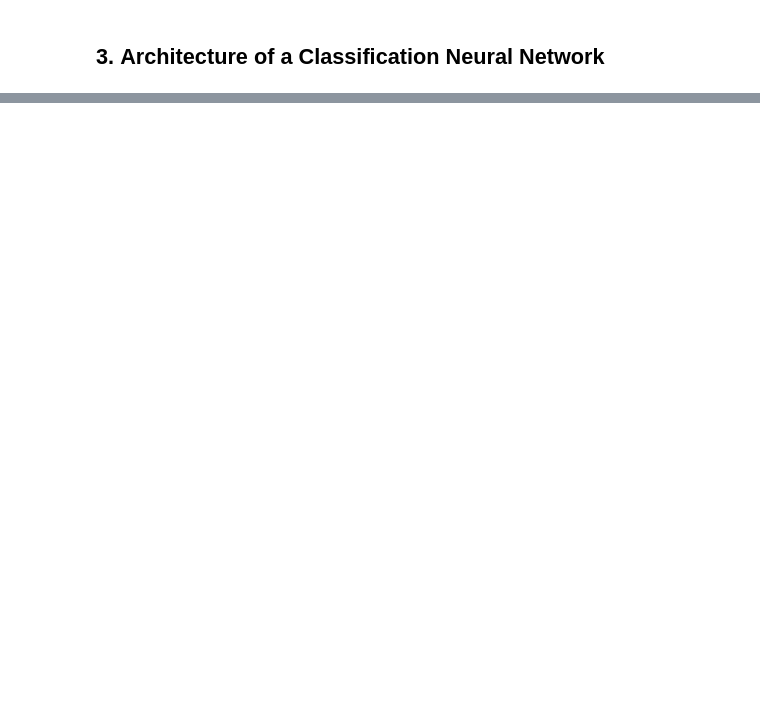
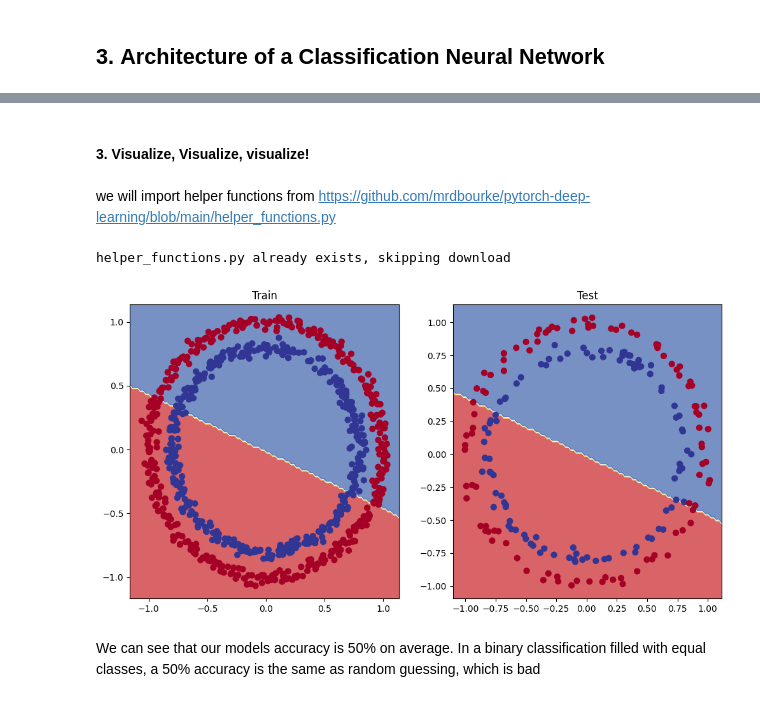
Before and after one commit to BMugo84/pytorch_in_25_hours, a Jupyter notebook: pytorch02Classification.ipynb, the cells around one changed output, grey strips where cells are left out. Drawn from its saved outputs; the diff is of its cells as text; code cells hidden in the pictures; blank space fills up the shorter version.

```diff
--- a/pytorch02Classification.ipynb
+++ b/pytorch02Classification.ipynb
@@ -32,0 +264,7 @@
+# %%
+# lets replicate the model using nn.Sequential()
+model_0 = nn.Sequential(
+    nn.Linear(in_features=2, out_features=8),
+    nn.Linear(in_features=8, out_features=1)
+).to(device)
+model_0
@@ -32,0 +342,12 @@
+# %%
+# Setup the loss function
+loss_fn = nn.BCEWithLogitsLoss()  # BCEWithLogitsLoss = Sigmoid activation + Binary Cross Entropy (BCE) loss
+
+optimizer = torch.optim.SGD(params = model_0.parameters(),      # studies the loss and guides the model on how to improve it's performance ie reduce the loss
+                            lr=0.1)
+# %%
+# Calculate accuracy ie measuring accuracy of model
+def accuracy_fn(y_true, y_pred):
+    correct = torch.eq(y_true, y_pred).sum().item()
+    acc = (correct/len(y_pred)) * 100
+    return acc
@@ -32,0 +371,6 @@
+# %%
+#  our logits by removing gradient tracking
+model_0.eval()
+with torch.inference_mode():
+    y_logits = model_0(X_test.to(device))[:5]
+y_logits
@@ -32,0 +544,33 @@
+# %% [markdown]
+#### 3. Visualize, Visualize, visualize!
+# %% [markdown]
+we will import helper functions from https://github.com/mrdbourke/pytorch-deep-learning/blob/main/helper_functions.py
+# %%
+import requests
+from pathlib import Path
+
+# download helper functions from Learn Pytorch repo (if its not already downloaded)
+if Path("helper_functions.py").is_file():
+    print("helper_functions.py already exists, skipping download")
+else:
+    print("Download helper_functions.py")
+    request = requests.get("https://raw.githubusercontent.com/mrdbourke/pytorch-deep-learning/main/helper_functions.py")
+    with open("helper_functions.py", "wb") as f:
+        f.write(request.content)
+# %% [output]
+helper_functions.py already exists, skipping download
+# %%
+from helper_functions import plot_predictions, plot_decision_boundary
+
+# plot decision boundary of the model
+plt.figure(figsize=(12, 6))
+plt.subplot(1,2,1)
+plt.title("Train")
+plot_decision_boundary(model_0, X_train, y_train)
+plt.subplot(1,2,2)
+plt.title("Test")
+plot_decision_boundary(model_0, X_test, y_test)
+# %% [output]
+[figure, added]
+# %% [markdown]
+We can see that our models accuracy is 50% on average. In a binary classification filled with equal classes, a 50% accuracy is the same as random guessing, which is bad
```
Also changed, not shown: parts of 89 cells of this notebook.
